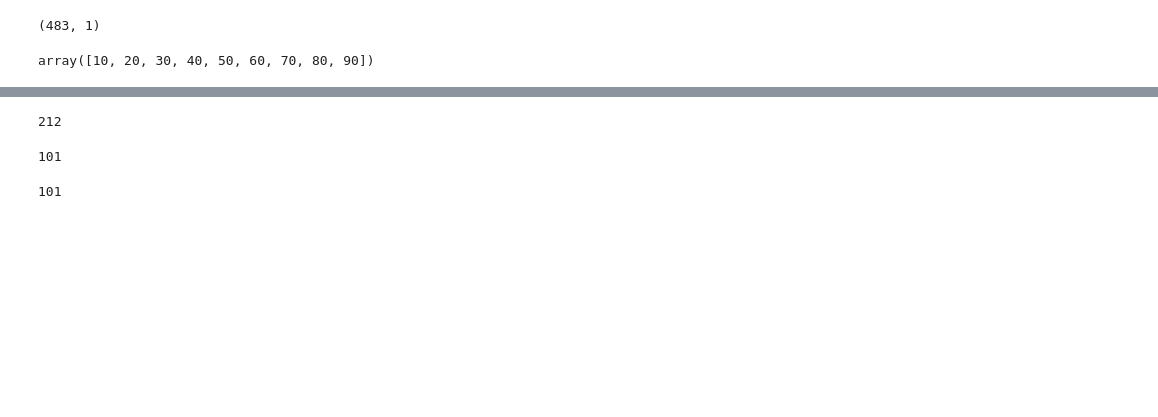
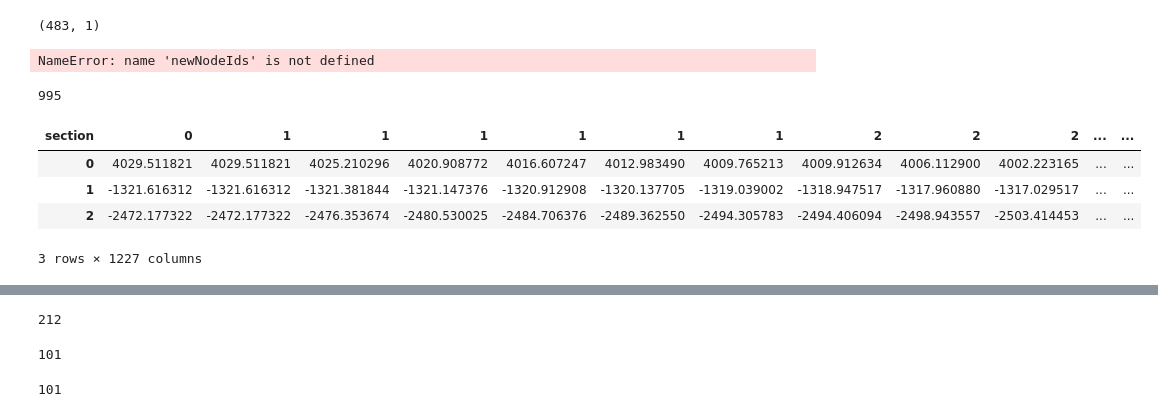
Before and after one commit to joseph-tharayil/csd_paper, a Jupyter notebook: derivativeHistograms.ipynb, the cells around one changed output, grey strips where cells are left out. Cells and saved outputs as stored; diff of their text form; code cells hidden in the pictures; blank space fills up the shorter version.

```diff
--- a/derivativeHistograms.ipynb
+++ b/derivativeHistograms.ipynb
@@ -78,6 +78,8 @@ hex0 = next(c.circuit.nodes.get('hex0',properties=['mtype']))
 # %%
 hex0Ids = np.array(hex0[1].loc['S1nonbarrel_neurons'].index)
 # %%
-np.arange(10,100,10)
+np.save('hex0Ids.npy',hex0Ids)
-# %% [output]
-array([10, 20, 30, 40, 50, 60, 70, 80, 90])
+# %%
+newNodeIds
+# %% [output]
+NameError: name 'newNodeIds' is not defined
@@ -83,0 +88,12 @@ array([10, 20, 30, 40, 50, 60, 70, 80, 90])
+# %%
+offset1-offset
+# %% [output]
+995
+# %%
+positions[ids]
+# %% [output]
+| section | 0 | 1 | 1 | 1 | 1 | 1 | 1 | 2 | 2 | 2 | ... | ... |
+| 0 | 4029.511821 | 4029.511821 | 4025.210296 | 4020.908772 | 4016.607247 | 4012.983490 | 4009.765213 | 4009.912634 | 4006.112900 | 4002.223165 | ... | ... |
+| 1 | -1321.616312 | -1321.616312 | -1321.381844 | -1321.147376 | -1320.912908 | -1320.137705 | -1319.039002 | -1318.947517 | -1317.960880 | -1317.029517 | ... | ... |
+| 2 | -2472.177322 | -2472.177322 | -2476.353674 | -2480.530025 | -2484.706376 | -2489.362550 | -2494.305783 | -2494.406094 | -2498.943557 | -2503.414453 | ... | ... |
+3 rows × 1227 columns
```
Also changed, not shown: parts of 13 cells of this notebook.
